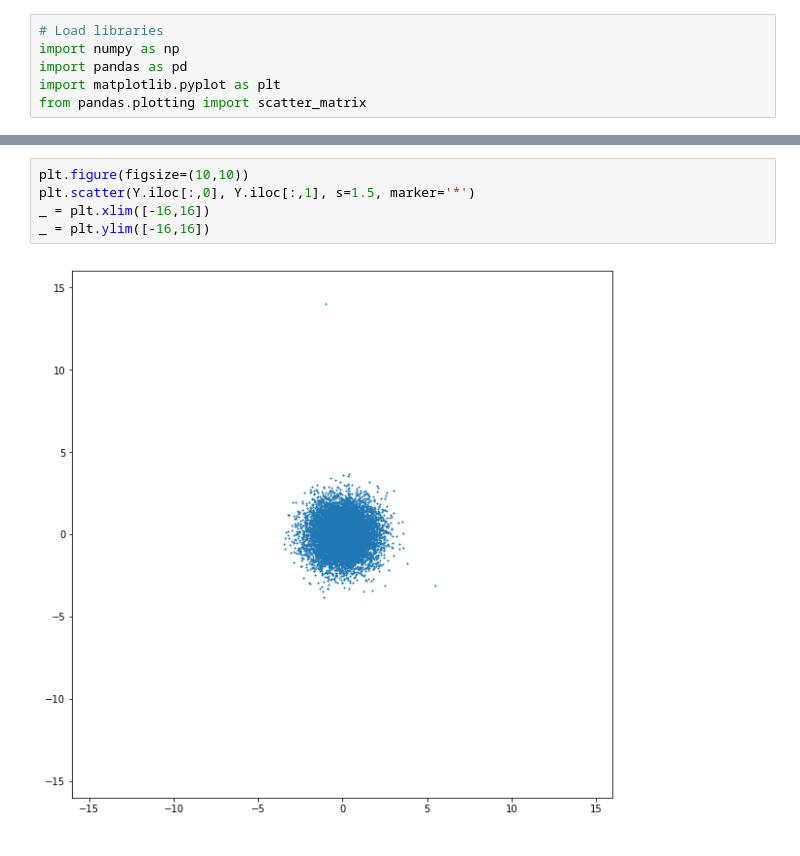
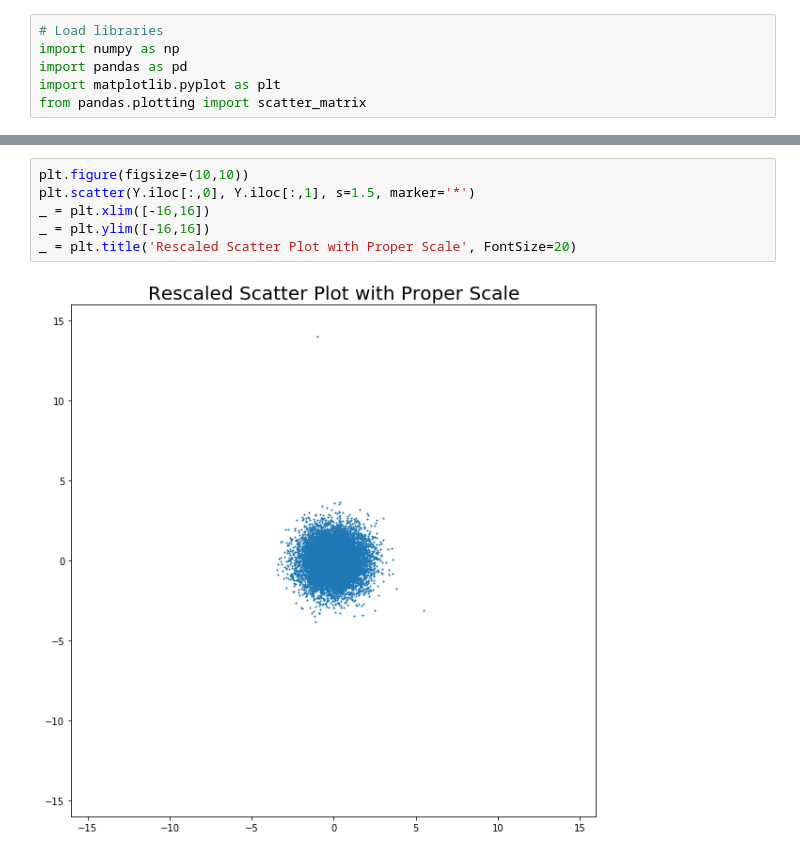
Before and after one commit to jsigee87/Data-Science-Lab-ee379k, a Jupyter notebook: lab2/src/problem2.ipynb, the cells around one changed output, grey strips where cells are left out. Saved outputs shown, nothing was run; the diff lists cells and outputs as text.

```diff
--- a/lab2/src/problem2.ipynb
+++ b/lab2/src/problem2.ipynb
@@ -37,7 +34,8 @@ _ = scatter_matrix(Y, figsize=(10,10))
 # %%
 plt.figure(figsize=(10,10))
 plt.scatter(Y.iloc[:,0], Y.iloc[:,1], s=1.5, marker='*')
 _ = plt.xlim([-16,16])
 _ = plt.ylim([-16,16])
+_ = plt.title('Rescaled Scatter Plot with Proper Scale', FontSize=20)
 # %% [output]
-[figure, old version]
+[figure, new version]
```
Also changed, not shown: parts of 6 cells of this notebook, 4 other files.
